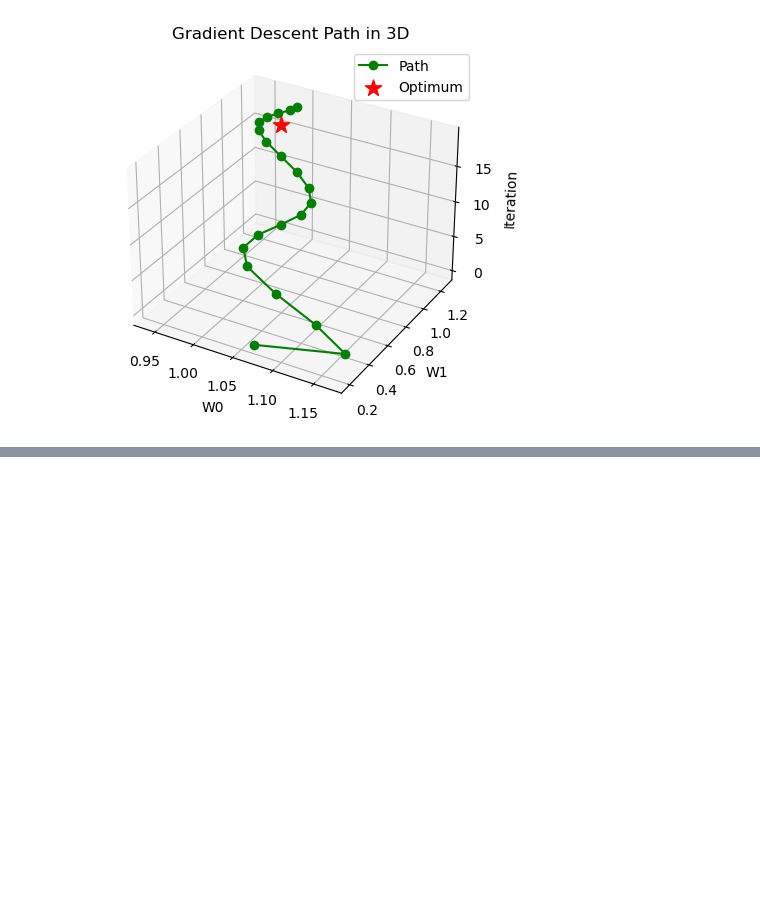
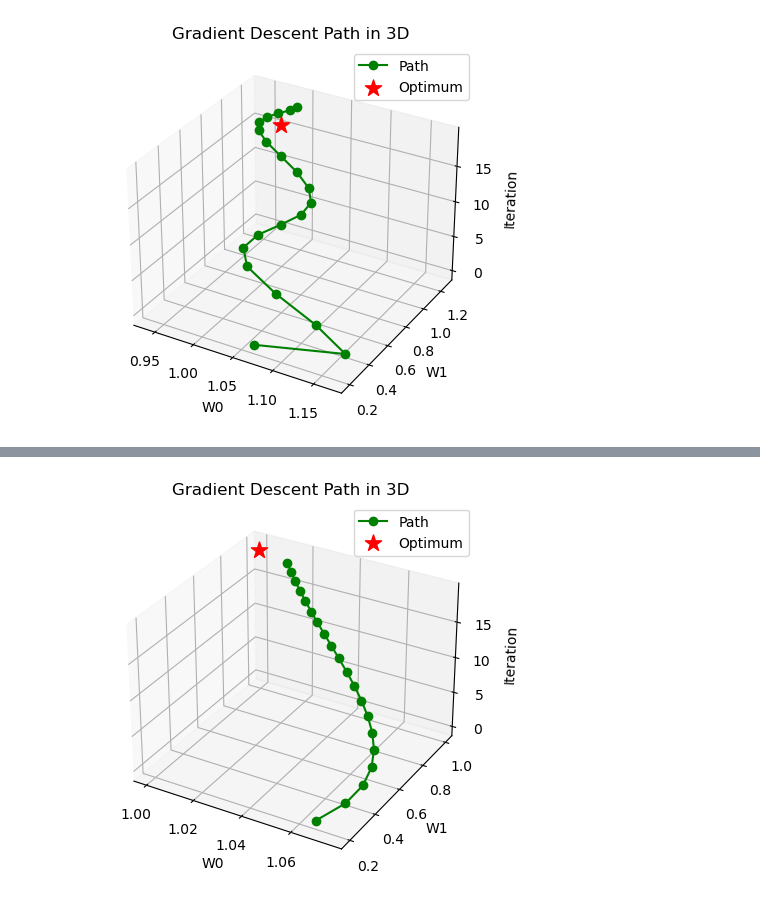
Before and after one commit to sscott-cse/Intro-Deep-Learning-Notebooks, a Jupyter notebook: CSCE-479-879/Hackathons/hackathon1.ipynb, the cells around one changed output, grey strips where cells are left out. Drawn from its saved outputs; the diff is of its cells as text; code cells hidden in the pictures; blank space fills up the shorter version.

```diff
--- a/CSCE-479-879/Hackathons/hackathon1.ipynb
+++ b/CSCE-479-879/Hackathons/hackathon1.ipynb
@@ -423 +606,31 @@ XW [[ 1.9363006 ]
+# %%
+import matplotlib.pyplot as plt
+import numpy as np
+from mpl_toolkits.mplot3d import Axes3D
+
+W_trace = output['W_trace']
+iterations = np.arange(W_trace.shape[0])
+w0 = W_trace[:,0]
+w1 = W_trace[:,1]
+
+fig = plt.figure()
+ax = fig.add_subplot(111, projection='3d')
+
+ax.plot(w0, w1, iterations, marker='o', color="green", label="Path")
+
+# Mark the optimum
+ax.scatter([1], [1], [iterations[-1]], marker='*', s=150, color="red", label="Optimum")
+
+# Labels
+ax.set_title("Gradient Descent Path in 3D")
+ax.set_xlabel("W0")
+# ax.set_xlim(-0.5, 1.5)
+ax.set_ylabel("W1")
+# ax.set_ylim(-0.5, 1.5)
+ax.set_zlabel("Iteration")
+ax.legend()
+
+plt.show()
+# %% [output]
+[figure, added]
 # %%
```
Also changed, not shown: parts of 35 cells of this notebook.
